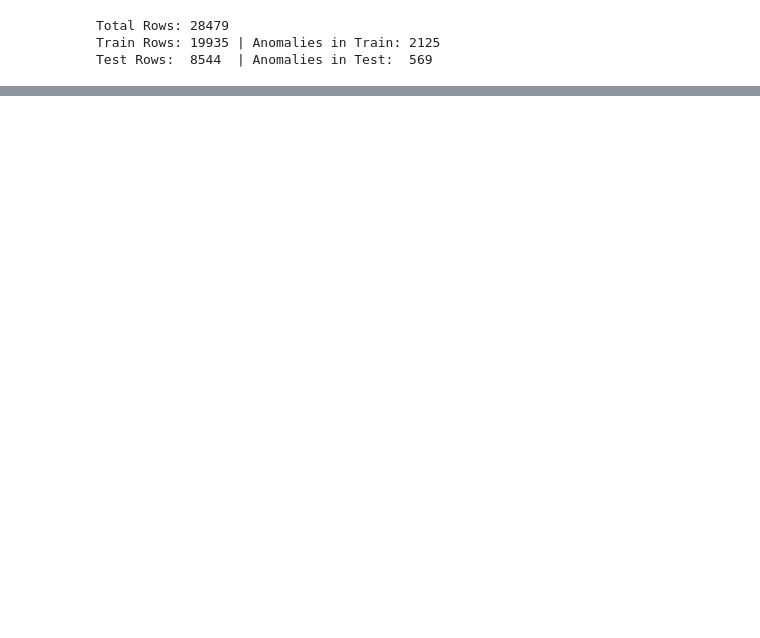
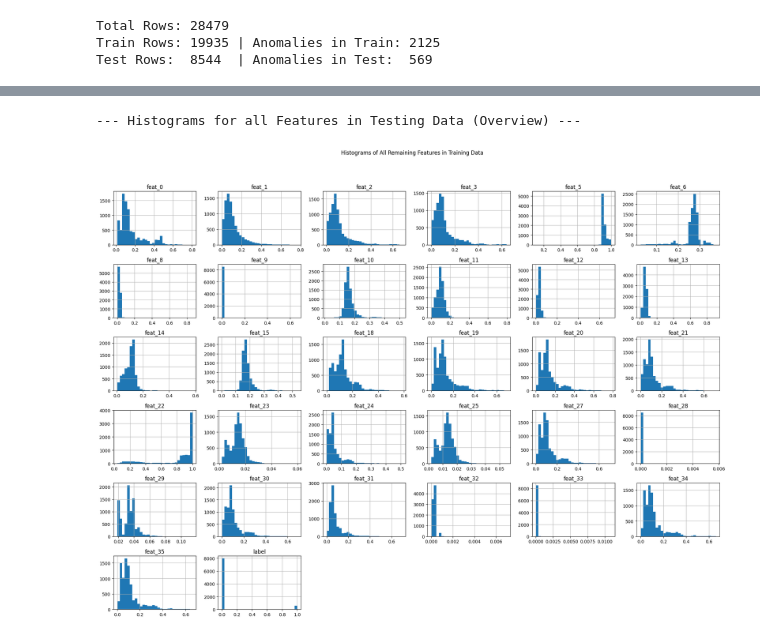
Before and after one commit to brenky7/cloud_metrics_predictions, a Jupyter notebook: notebooks/data_analysis.ipynb, the cells around one changed output, grey strips where cells are left out. Cells and saved outputs as stored; diff of their text form; code cells hidden in the pictures; blank space fills up the shorter version.

```diff
--- a/notebooks/data_analysis.ipynb
+++ b/notebooks/data_analysis.ipynb
@@ -31,0 +128,8 @@ Test Rows:  8544  | Anomalies in Test:  569
+# %%
+cols_to_drop = ["feat_4", "feat_7", "feat_16", "feat_17", "feat_26", "feat_36", "feat_37"]
+
+train_df = train_df.drop(columns=cols_to_drop)
+test_df = test_df.drop(columns=cols_to_drop)
+
+print(f"New Training Data Shape: {train_df.shape}")
+print(f"New Test Data Shape:     {test_df.shape}")
@@ -31,0 +150,9 @@ Test Rows:  8544  | Anomalies in Test:  569
+# %%
+print("\n--- Histograms for all Features in Testing Data (Overview) ---")
+test_df.hist(figsize=(20, 15), bins=30)
+plt.suptitle("Histograms of All Remaining Features in Training Data", y=1.02)
+plt.tight_layout(rect=[0, 0.03, 1, 0.98])
+plt.show()
+# %% [output]
+--- Histograms for all Features in Testing Data (Overview) ---
+[figure, added]
```
Also changed, not shown: parts of 21 cells of this notebook, 1 other file.
